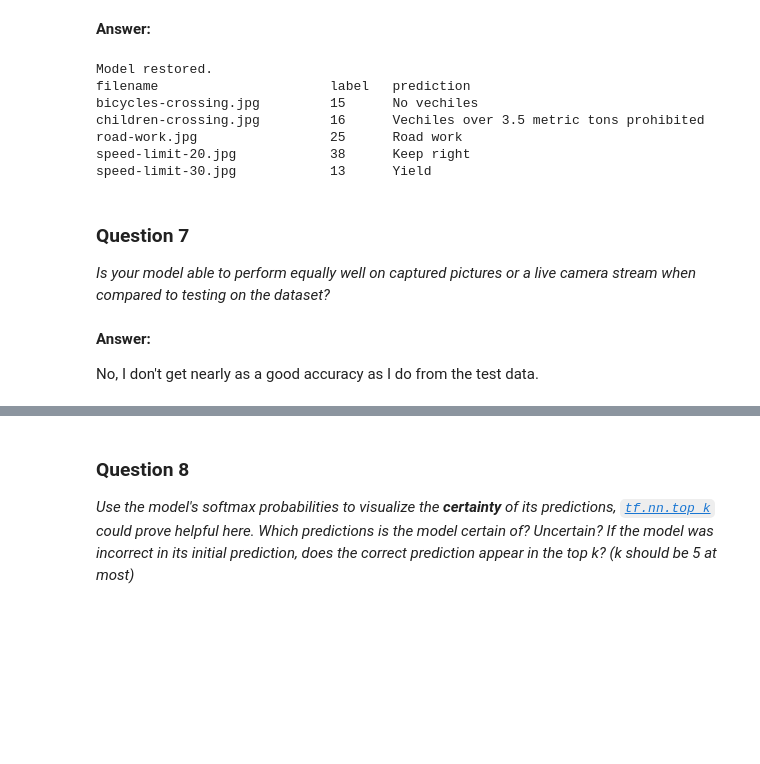
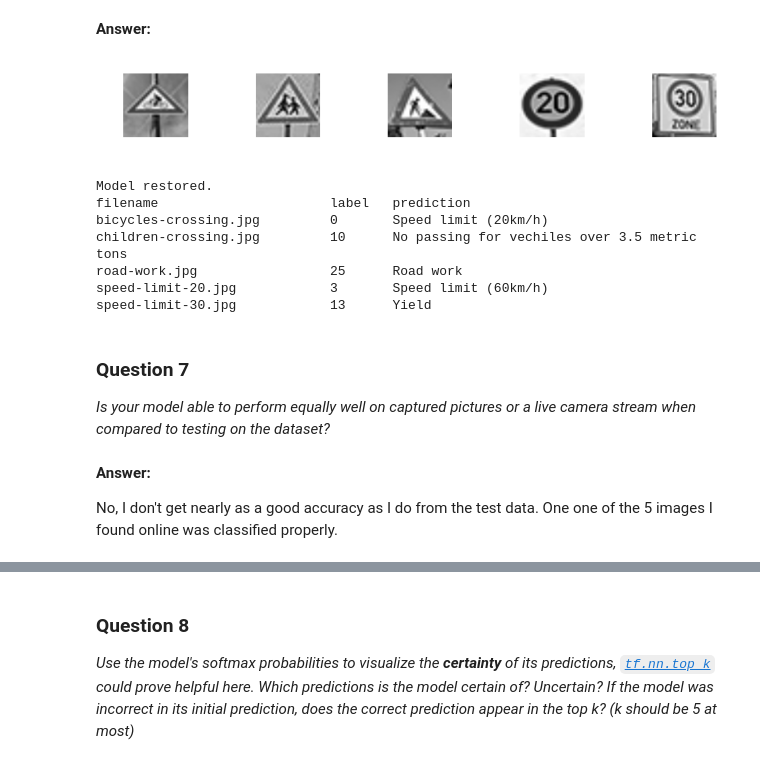
Before and after one commit to spadin/traffic-signs, a Jupyter notebook: Traffic_Signs_Recognition.ipynb, the cells around one changed output, grey strips where cells are left out. Drawn from its saved outputs; the diff is of its cells as text; code cells hidden in the pictures; blank space fills up the shorter version.

```diff
--- a/Traffic_Signs_Recognition.ipynb
+++ b/Traffic_Signs_Recognition.ipynb
@@ -29,8 +29,8 @@ The pickled data is a dictionary with 4 key/value pairs:
 import pickle
 
 # TODO: fill this in based on where you saved the training and testing data
-training_file = "/Users/sandropadin/Downloads/traffic-signs-data/train.p"
-testing_file = "/Users/sandropadin/Downloads/traffic-signs-data/test.p"
+training_file = "/home/carnd/code/traffic-signs/data/train.p"
+testing_file = "/home/carnd/code/traffic-signs/data/test.p"
 
 with open(training_file, mode='rb') as f:
     train = pickle.load(f)
@@ -113,8 +112,6 @@ Use the code cell (or multiple code cells, if necessary) to implement the first
 ### Preprocess the data here.
 ### Feel free to use as many code cells as needed.
 import numpy as np
-import cv2
-from tqdm import tqdm
 from sklearn.preprocessing import MinMaxScaler, LabelBinarizer
 
 def grayscale(images):
@@ -122,7 +119,7 @@ def grayscale(images):
     gray_images = []
 
     for image in images:
-        gray_image = cv2.cvtColor(image, cv2.COLOR_RGB2GRAY)
+        gray_image = np.dot(image, [0.299, 0.587, 0.114])
         gray_images.append(gray_image)
 
     return np.array(gray_images)
@@ -381,7 +378,7 @@ I opted for the deep neural network because I was getting better validation and
 import math
 import time
 
-epochs = 250
+epochs = 50
 batch_size = 128
 
 # Gradient Descent
@@ -484,14 +488,14 @@ Use the code cell (or multiple code cells, if necessary) to implement the first
 # %%
 ### Load the images and plot them here.
 ### Feel free to use as many code cells as needed.
-import cv2
+from scipy.misc import imread
 import numpy as np
 import csv
 
 def load_image(filename, path="./signs/"):
-    image = cv2.imread("{}{}".format(path, filename))
+    image = imread("{}{}".format(path, filename))
     image = image.astype(np.float32)
-    image = cv2.cvtColor(image, cv2.COLOR_BGR2GRAY)
+    image = np.dot(image, [0.299, 0.587, 0.114])
     image /= 255.
     image = image.reshape(np.prod(image.shape))
 
@@ -526,36 +530,47 @@ _Choose five candidate images of traffic signs and provide them in the report. A
 # %%
 ### Run the predictions here.
 ### Feel free to use as many code cells as needed.
 import tensorflow as tf
 
 filenames = [
     'bicycles-crossing.jpg',
     'children-crossing.jpg',
     'road-work.jpg',
     'speed-limit-20.jpg',
     'speed-limit-30.jpg']
 
 images = load_images(filenames)
 
 saver = tf.train.Saver()
 
+f = plt.figure(figsize=(n_images, 1))
+
+for i, image in enumerate(images):
+    image = image.reshape(32, 32)
+    ax = f.add_subplot(1, 5, (i + 1))
+    ax.axis('off')
+    ax.imshow(image, cmap='gray')
+
+plt.show()
+
 with tf.Session() as session:
     saver.restore(session, "./model.ckpt")
     print("Model restored.")
 
     prediction_op = tf.argmax(logits, 1)
     predictions = session.run(prediction_op, feed_dict={features: images})
 
     print("{:30}{:8}{:20}".format("filename", "label", "prediction"))
     for idx, prediction in enumerate(predictions):
         print("{:30}{:<8}{:20}".format(filenames[idx], prediction, label_text(prediction)))
 # %% [output]
+[figure, added]
 Model restored.
 filename                      label   prediction
-bicycles-crossing.jpg         15      No vechiles
-children-crossing.jpg         16      Vechiles over 3.5 metric tons prohibited
+bicycles-crossing.jpg         0       Speed limit (20km/h)
+children-crossing.jpg         10      No passing for vechiles over 3.5 metric tons
 road-work.jpg                 25      Road work
-speed-limit-20.jpg            38      Keep right
+speed-limit-20.jpg            3       Speed limit (60km/h)
 speed-limit-30.jpg            13      Yield
 # %% [markdown]
 ### Question 7
@@ -564,4 +579,4 @@ _Is your model able to perform equally well on captured pictures or a live camer
 # %% [markdown]
 **Answer:**
 
-No, I don't get nearly as a good accuracy as I do from the test data.
+No, I don't get nearly as a good accuracy as I do from the test data. One one of the 5 images I found online was classified properly.
```
Also changed, not shown: parts of 7 cells of this notebook, 1 other file.
